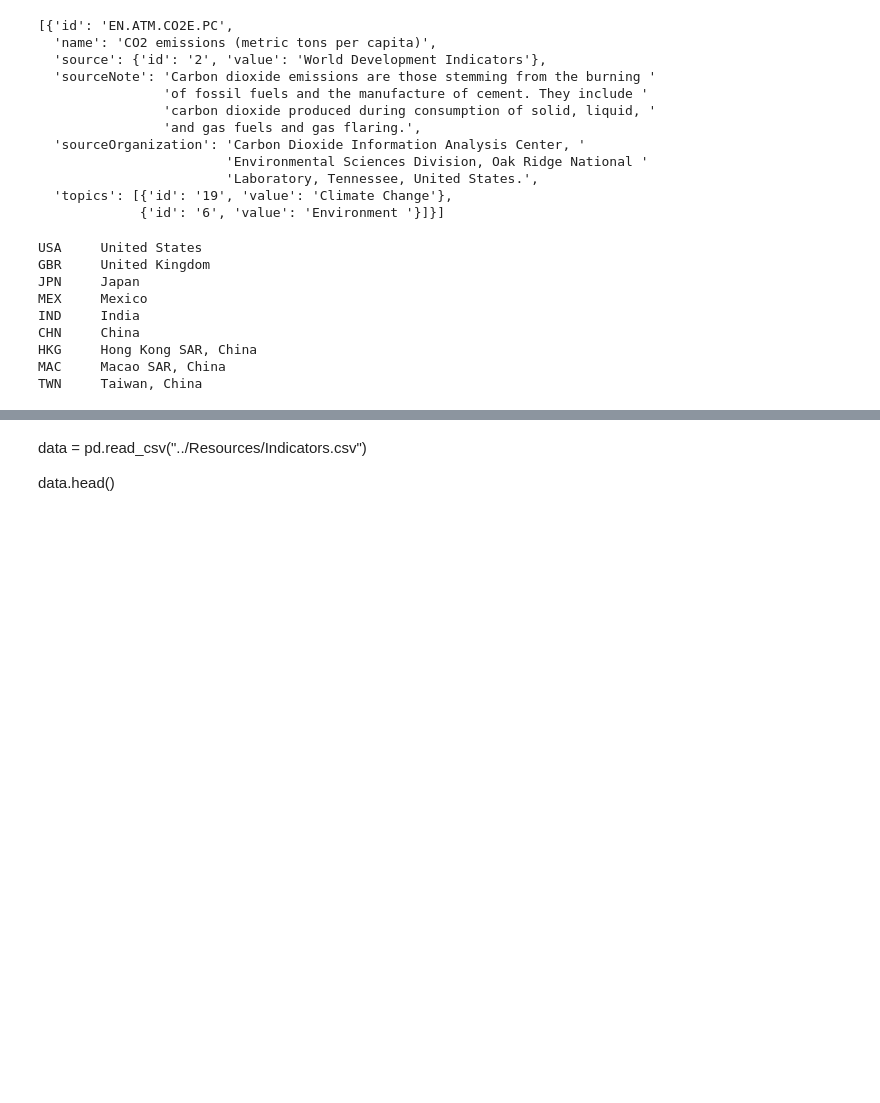
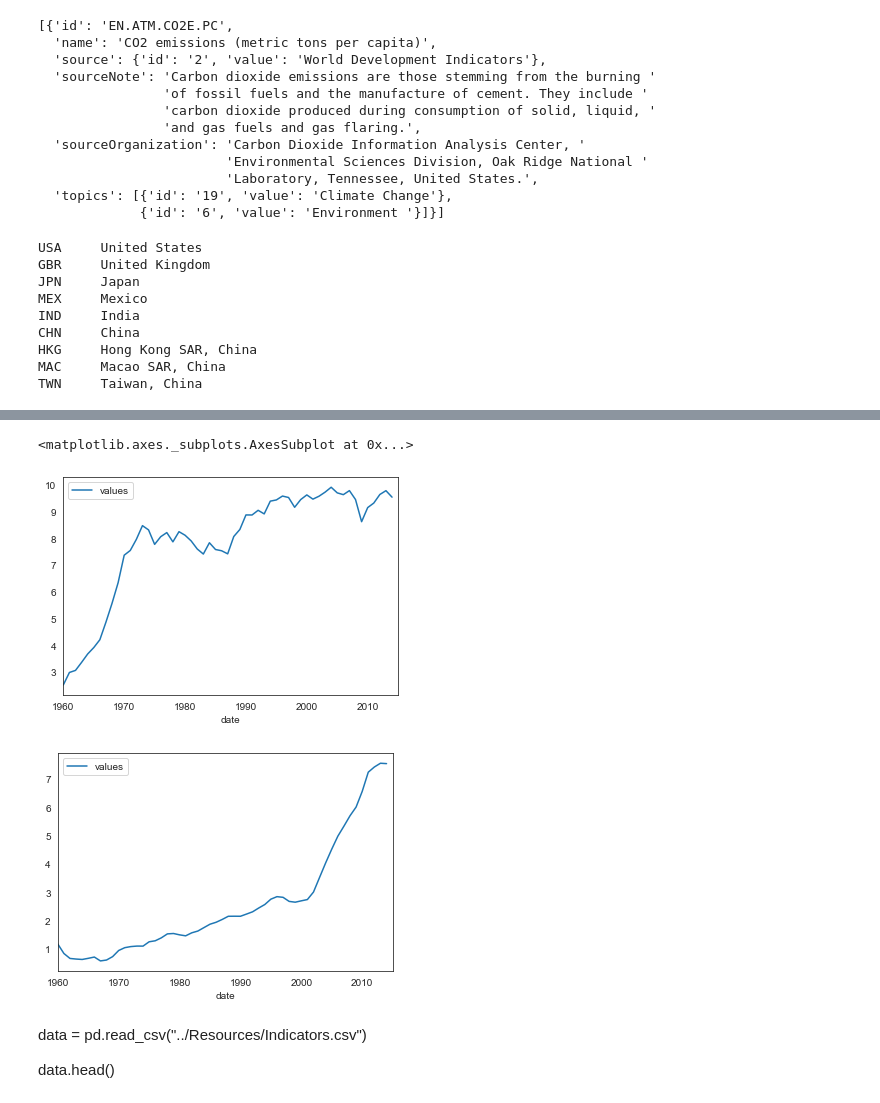
Before and after one commit to robertcox324/5horsemenoftheapocalypse, a Jupyter notebook: gdp_co2_correlation.ipynb, the cells around one changed output, grey strips where cells are left out. Cells and saved outputs as stored; diff of their text form; code cells hidden in the pictures; blank space fills up the shorter version.

```diff
--- a/gdp_co2_correlation.ipynb
+++ b/gdp_co2_correlation.ipynb
@@ -117,3 +129,10 @@ NameError: name 'country_data' is not defined
+# %%
+jpn_df.plot()
+chn_df.plot()
+# %% [output]
+<matplotlib.axes._subplots.AxesSubplot at 0x...>
+[figure, added]
+[figure, added]
 # %% [markdown]
 data = pd.read_csv("../Resources/Indicators.csv")
 
```
Also changed, not shown: parts of 5 cells of this notebook.
